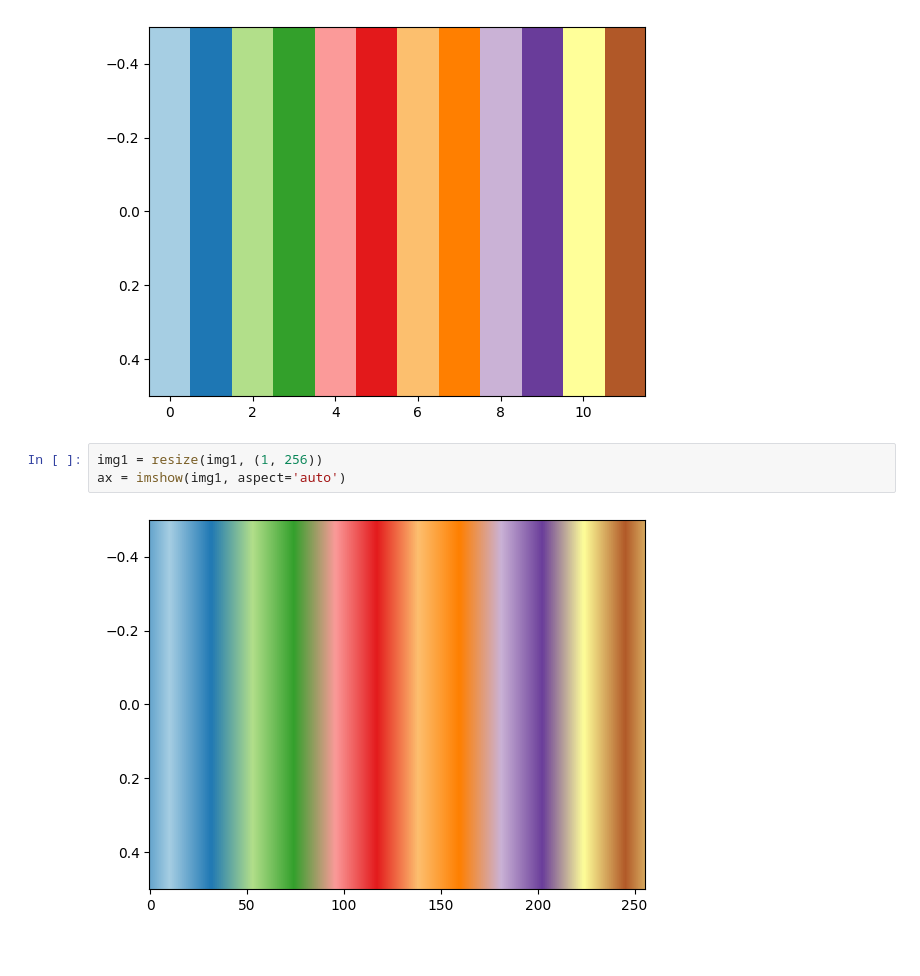
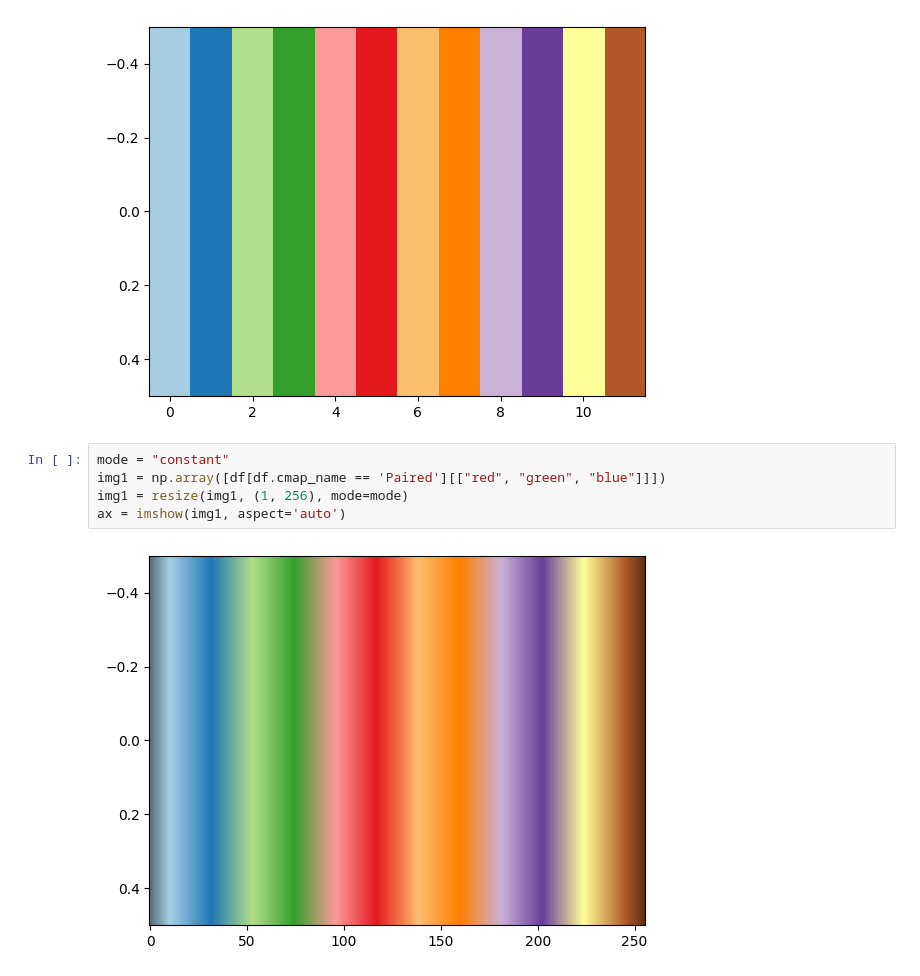
Before and after one commit to jbs-public-function/color-brains, a Jupyter notebook: color_brains/research/colormap-tensors.ipynb, the cells around one changed output. Cells and saved outputs as stored; diff of their text form.

```diff
--- a/color_brains/research/colormap-tensors.ipynb
+++ b/color_brains/research/colormap-tensors.ipynb
@@ -83,7 +120,9 @@ ax = imshow(img1, aspect='auto')
 # %% [output]
 [figure]
 # %%
-img1 = resize(img1, (1, 256))
+mode = "constant"
+img1 = np.array([df[df.cmap_name == 'Paired'][["red", "green", "blue"]]])
+img1 = resize(img1, (1, 256), mode=mode)
 ax = imshow(img1, aspect='auto')
 # %% [output]
-[figure, old version]
+[figure, new version]
```
Also changed, not shown: parts of 7 cells of this notebook.
